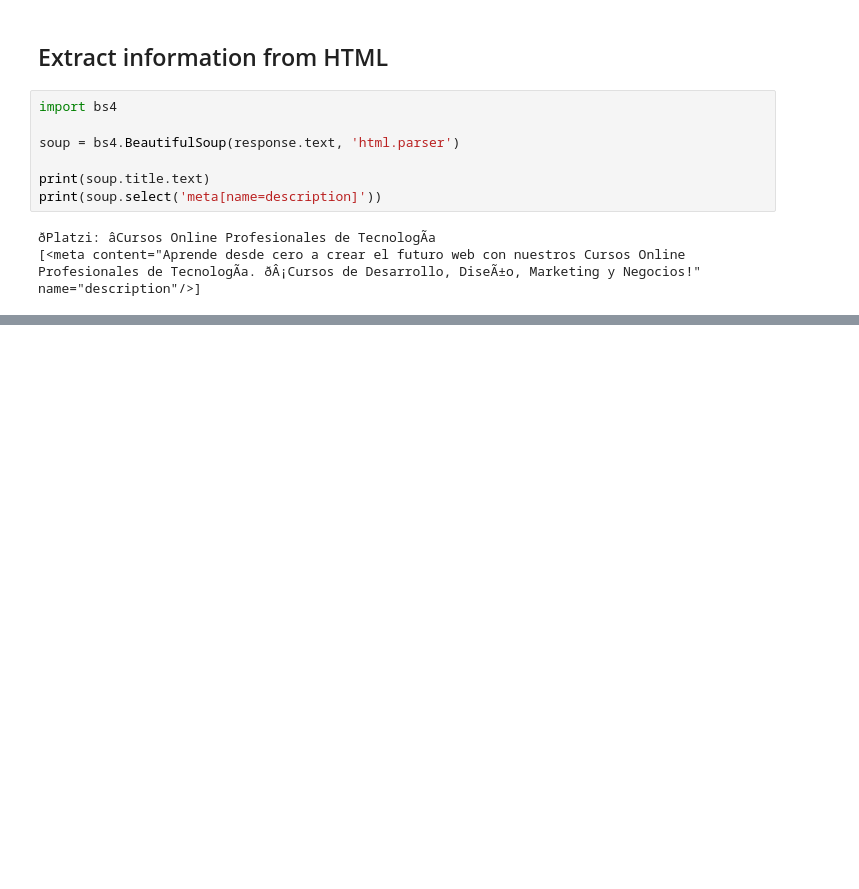
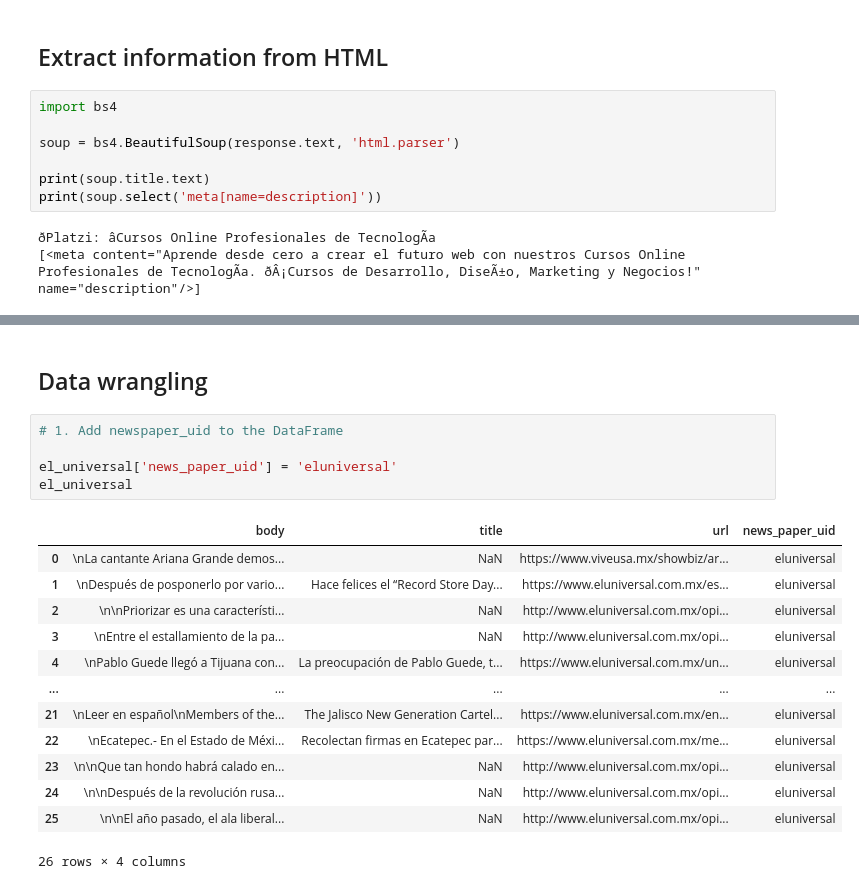
Before and after one commit to alcibiadesBustillo/webScrapper_newsPaper, a Jupyter notebook: Main.ipynb, the cells around one changed output, grey strips where cells are left out. Cells and saved outputs as stored; diff of their text form; blank space fills up the shorter version.

```diff
--- a/Main.ipynb
+++ b/Main.ipynb
@@ -50,0 +240,21 @@ print(soup.select('meta[name=description]'))
+# %% [markdown]
+## Data wrangling
+# %%
+# 1. Add newspaper_uid to the DataFrame
+
+el_universal['news_paper_uid'] = 'eluniversal'
+el_universal
+# %% [output]
+|  | body | title | url | news_paper_uid |
+| 0 | \nLa cantante Ariana Grande demos... | NaN | https://www.viveusa.mx/showbiz/ar... | eluniversal |
+| 1 | \nDespués de posponerlo por vario... | Hace felices el “Record Store Day... | https://www.eluniversal.com.mx/es... | eluniversal |
+| 2 | \n\nPriorizar es una característi... | NaN | http://www.eluniversal.com.mx/opi... | eluniversal |
+| 3 | \nEntre el estallamiento de la pa... | NaN | http://www.eluniversal.com.mx/opi... | eluniversal |
+| 4 | \nPablo Guede llegó a Tijuana con... | La preocupación de Pablo Guede, t... | https://www.eluniversal.com.mx/un... | eluniversal |
+| ... | ... | ... | ... | ... |
+| 21 | \nLeer en español\nMembers of the... | The Jalisco New Generation Cartel... | https://www.eluniversal.com.mx/en... | eluniversal |
+| 22 | \nEcatepec.- En el Estado de Méxi... | Recolectan firmas en Ecatepec par... | https://www.eluniversal.com.mx/me... | eluniversal |
+| 23 | \n\nQue tan hondo habrá calado en... | NaN | http://www.eluniversal.com.mx/opi... | eluniversal |
+| 24 | \n\nDespués de la revolución rusa... | NaN | http://www.eluniversal.com.mx/opi... | eluniversal |
+| 25 | \n\nEl año pasado, el ala liberal... | NaN | http://www.eluniversal.com.mx/opi... | eluniversal |
+26 rows × 4 columns
```
Also changed, not shown: parts of 21 cells of this notebook, 7 other files.
